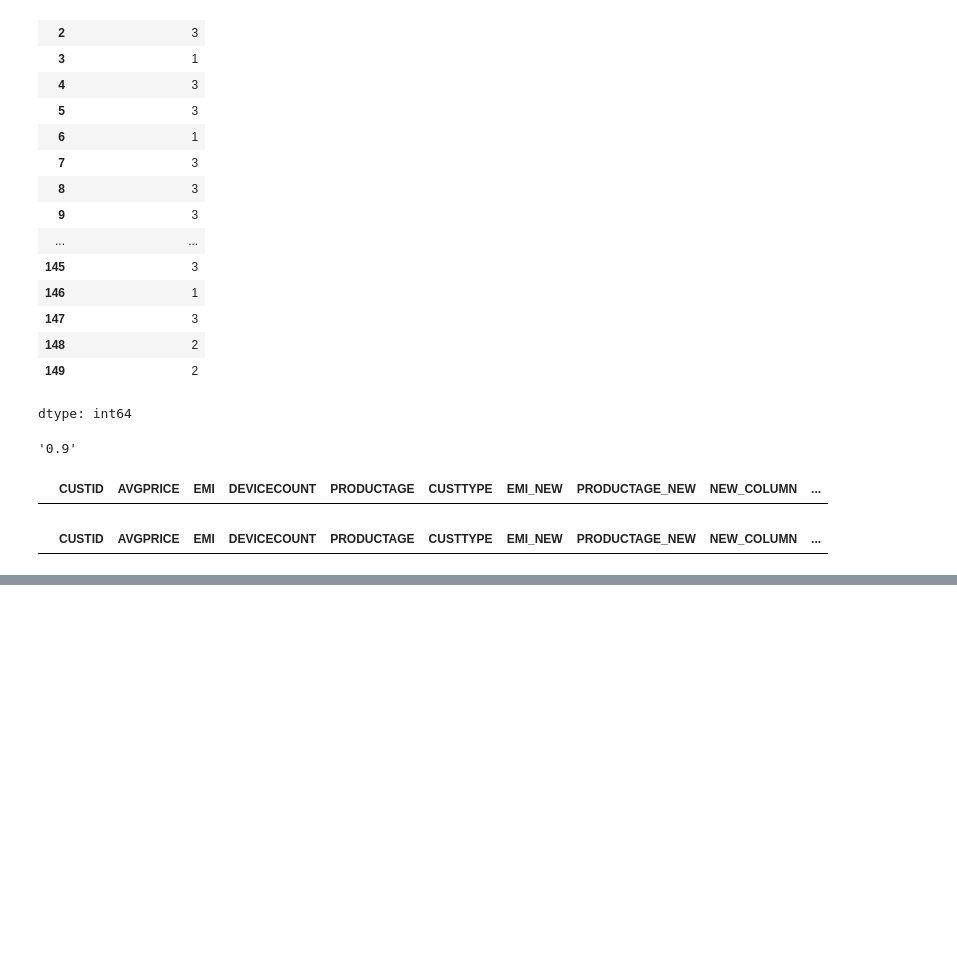
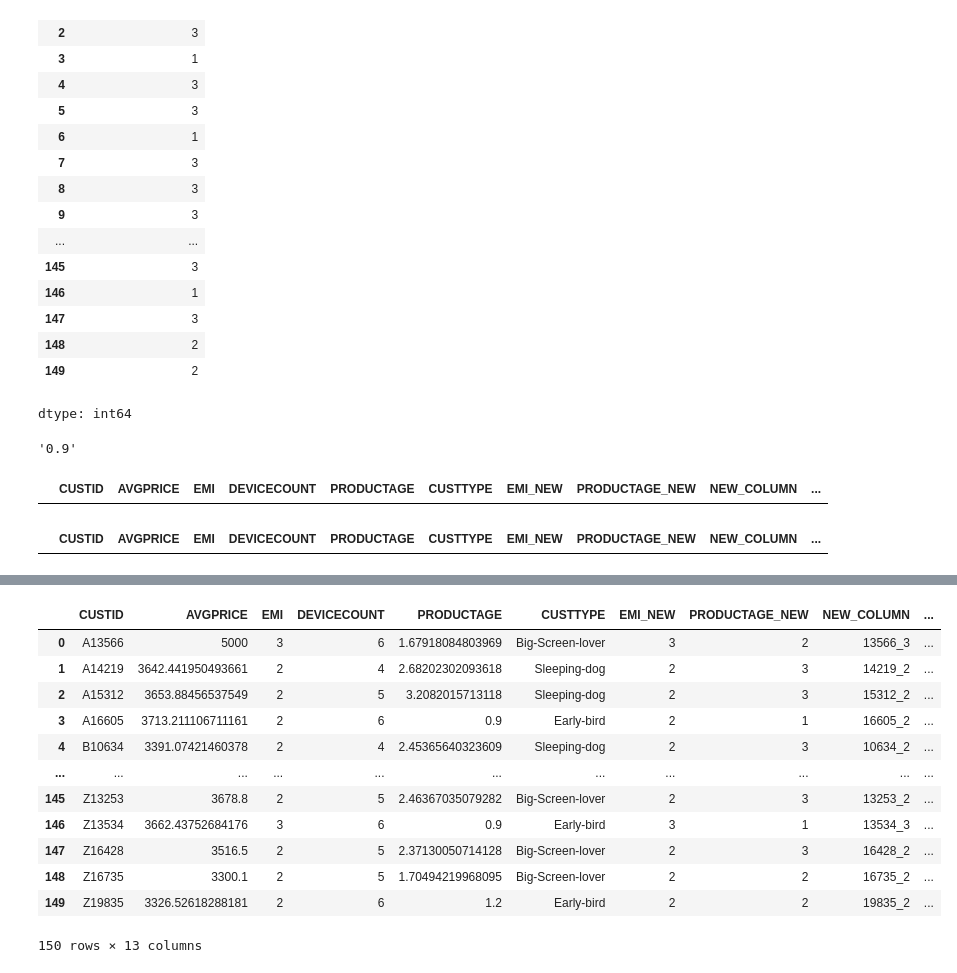
Before and after one commit to jaspresso/WordCloud, a Jupyter notebook: 01_데이터야_놀자.ipynb, the cells around one changed output, grey strips where cells are left out. Cells and saved outputs as stored; diff of their text form; code cells hidden in the pictures; blank space fills up the shorter version.

```diff
--- a/01_데이터야_놀자.ipynb
+++ b/01_데이터야_놀자.ipynb
@@ -656,0 +718,27 @@ customerData.loc[ (customerData.AVGPRICE.astype(float) >= 3000) &
+# %%
+# 연습문제] CUSTTYPE별로 숫자를 맵핑(벡터화)하여 CUSTTYPE_NO 컬럼을 생성하세요
+# CUSTTYPE별 숫자 매핑
+labelDict = {
+    'Early-bird': 0,
+    'Sleeping-dog': 1,
+    'Big-Screen-lover': 2
+}
+
+# CUSTTYPE_NO 열 생성
+customerData['CUSTTYPE_NO'] = customerData['CUSTTYPE'].map( labelDict )
+
+customerData
+# %% [output]
+|  | CUSTID | AVGPRICE | EMI | DEVICECOUNT | PRODUCTAGE | CUSTTYPE | EMI_NEW | PRODUCTAGE_NEW | NEW_COLUMN | ... |
+| 0 | A13566 | 5000 | 3 | 6 | 1.67918084803969 | Big-Screen-lover | 3 | 2 | 13566_3 | ... |
+| 1 | A14219 | 3642.441950493661 | 2 | 4 | 2.68202302093618 | Sleeping-dog | 2 | 3 | 14219_2 | ... |
+| 2 | A15312 | 3653.88456537549 | 2 | 5 | 3.2082015713118 | Sleeping-dog | 2 | 3 | 15312_2 | ... |
+| 3 | A16605 | 3713.211106711161 | 2 | 6 | 0.9 | Early-bird | 2 | 1 | 16605_2 | ... |
+| 4 | B10634 | 3391.07421460378 | 2 | 4 | 2.45365640323609 | Sleeping-dog | 2 | 3 | 10634_2 | ... |
+| ... | ... | ... | ... | ... | ... | ... | ... | ... | ... | ... |
+| 145 | Z13253 | 3678.8 | 2 | 5 | 2.46367035079282 | Big-Screen-lover | 2 | 3 | 13253_2 | ... |
+| 146 | Z13534 | 3662.43752684176 | 3 | 6 | 0.9 | Early-bird | 3 | 1 | 13534_3 | ... |
+| 147 | Z16428 | 3516.5 | 2 | 5 | 2.37130050714128 | Big-Screen-lover | 2 | 3 | 16428_2 | ... |
+| 148 | Z16735 | 3300.1 | 2 | 5 | 1.70494219968095 | Big-Screen-lover | 2 | 2 | 16735_2 | ... |
+| 149 | Z19835 | 3326.52618288181 | 2 | 6 | 1.2 | Early-bird | 2 | 2 | 19835_2 | ... |
+150 rows × 13 columns
```
Also changed, not shown: parts of 47 cells of this notebook.
